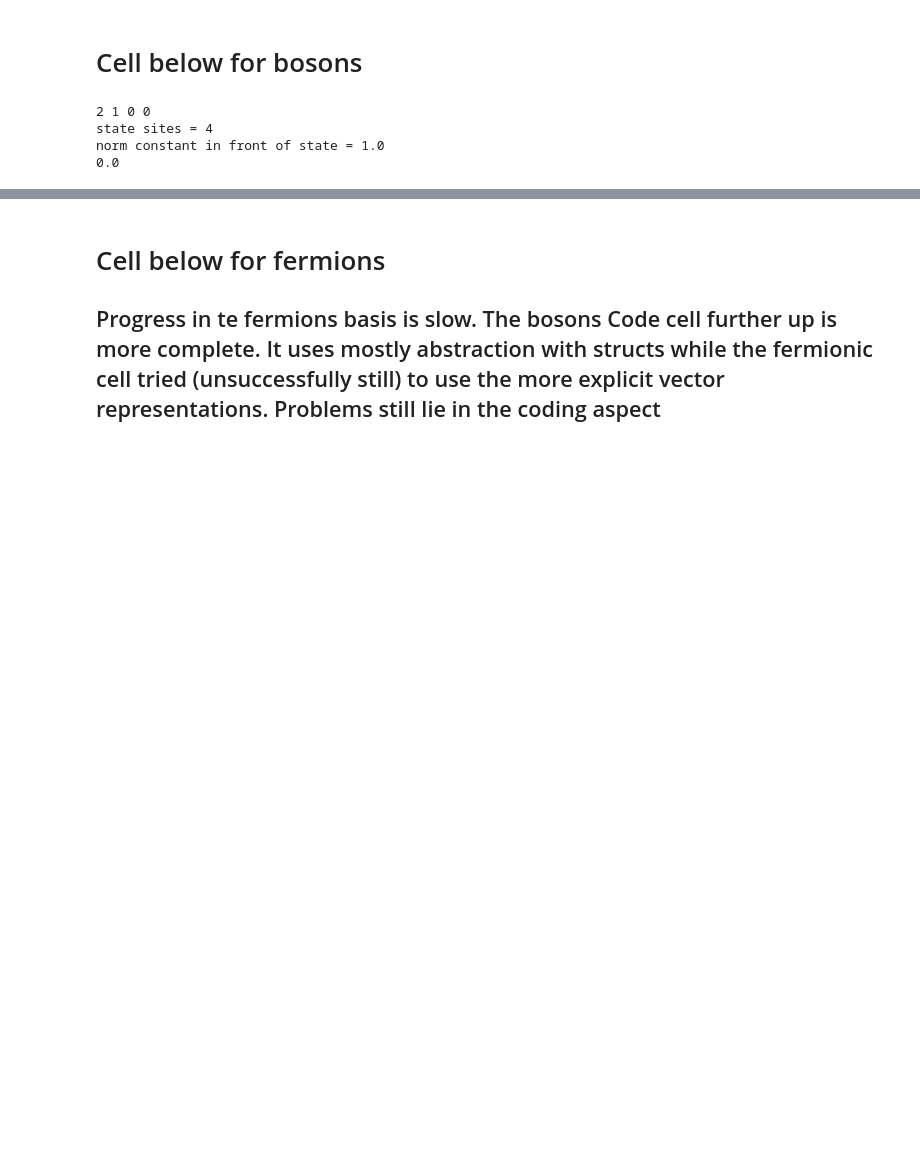
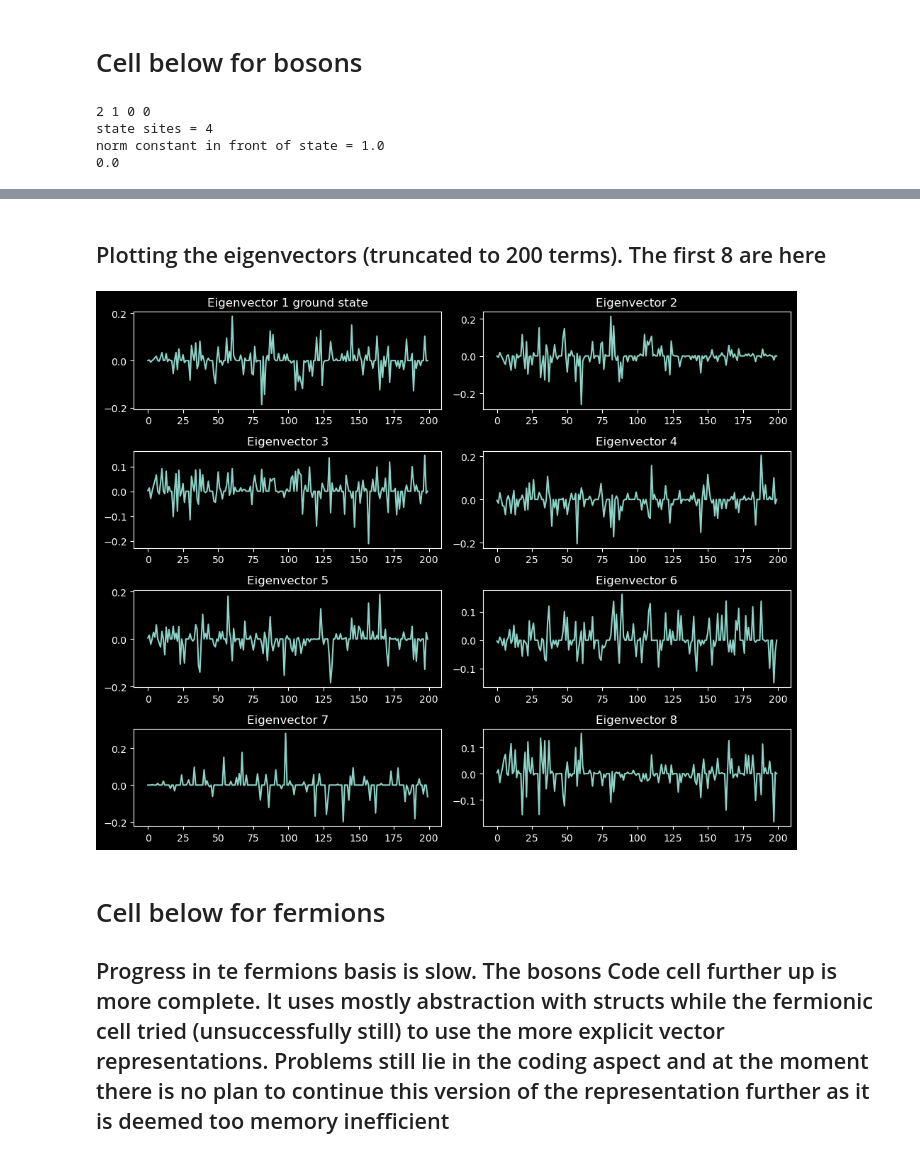
Before and after one commit to dcthecook/Many_Body_Theory, a Jupyter notebook: 2quantization.ipynb, the cells around one changed output, grey strips where cells are left out. Cells and saved outputs as stored; diff of their text form; code cells hidden in the pictures; blank space fills up the shorter version.

```diff
--- a/2quantization.ipynb
+++ b/2quantization.ipynb
@@ -283,6 +297,26 @@ import
+# %% [markdown]
+## Plotting the eigenvectors (truncated to 200 terms). The first 8 are here
+# %%
+# Create subplots
+fig, axs = plt.subplots(4, 2, figsize=(10, 8))
+
+# Set titles for each subplot
+titles = ["Eigenvector 1 ground state", "Eigenvector 2", "Eigenvector 3", "Eigenvector 4", "Eigenvector 5", "Eigenvector 6", "Eigenvector 7", "Eigenvector 8"]
+
+for i, ax in enumerate(axs.flat):
+    ax.plot(eigenvectors[i])
+    ax.set_title(titles[i])
+
+# Automatically adjust subplot layout
+plt.tight_layout()
+
+# Show the plot
+plt.show()
+# %% [output]
+[figure, added]
 # %% [markdown]
 # Cell below for fermions
-## Progress in te fermions basis is slow. The bosons Code cell further up is more complete. It uses mostly abstraction with structs while the fermionic cell tried (unsuccessfully still) to use the more explicit vector representations. Problems still lie in the coding aspect
+## Progress in te fermions basis is slow. The bosons Code cell further up is more complete. It uses mostly abstraction with structs while the fermionic cell tried (unsuccessfully still) to use the more explicit vector representations. Problems still lie in the coding aspect and at the moment there is no plan to continue this version of the representation further as it is deemed too memory inefficient
 # %%
 %%cython
 cimport cython
```
Also changed, not shown: parts of 13 cells of this notebook.
